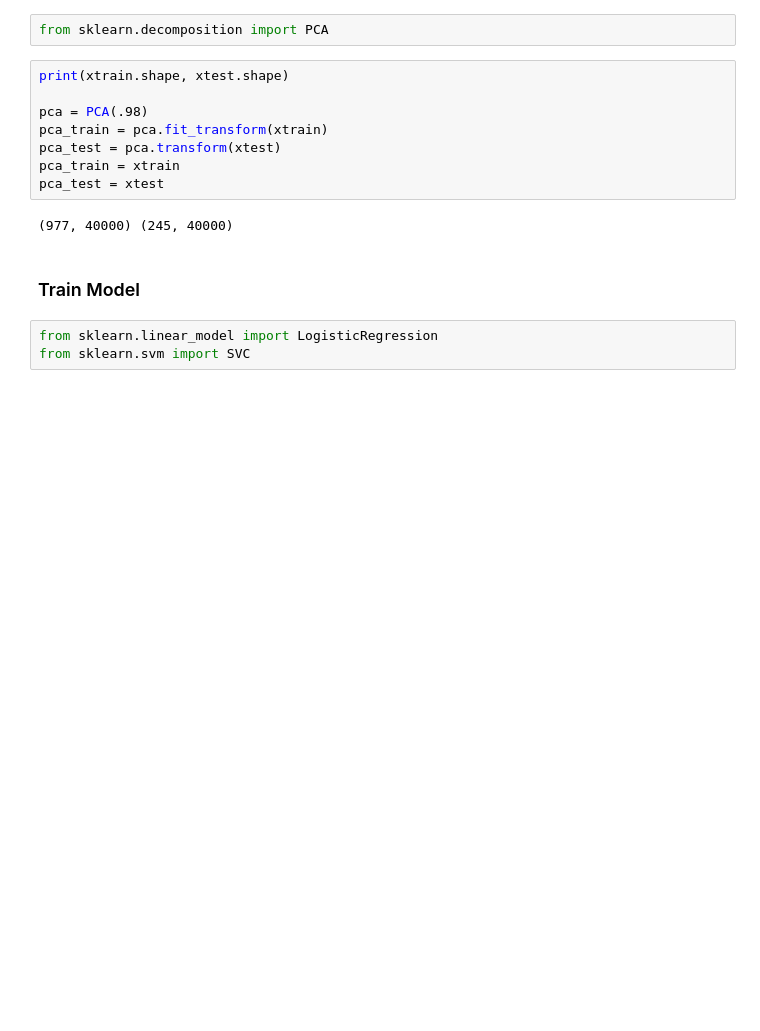
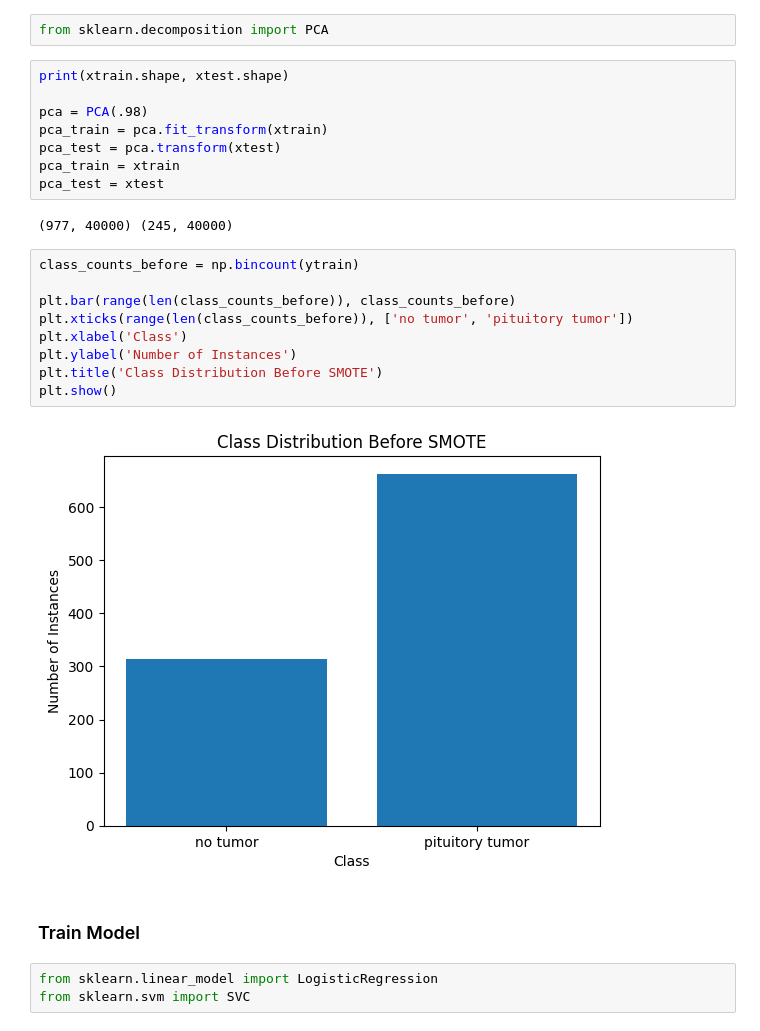
Before and after one commit to dharan1999/Brain-Tumor-Detection, a Jupyter notebook: Classification model.ipynb, the cells around one changed output. Drawn from its saved outputs; the diff is of its cells as text; blank space fills up the shorter version.

```diff
--- a/Classification model.ipynb
+++ b/Classification model.ipynb
@@ -107,6 +107,17 @@ pca_train = xtrain
 pca_test = xtest
 # %% [output]
 (977, 40000) (245, 40000)
+# %%
+class_counts_before = np.bincount(ytrain)
+
+plt.bar(range(len(class_counts_before)), class_counts_before)
+plt.xticks(range(len(class_counts_before)), ['no tumor', 'pituitory tumor'])
+plt.xlabel('Class')
+plt.ylabel('Number of Instances')
+plt.title('Class Distribution Before SMOTE')
+plt.show()
+# %% [output]
+[figure, added]
 # %% [markdown]
 ### Train Model
 # %%
```
Also changed, not shown: parts of 6 cells of this notebook.
